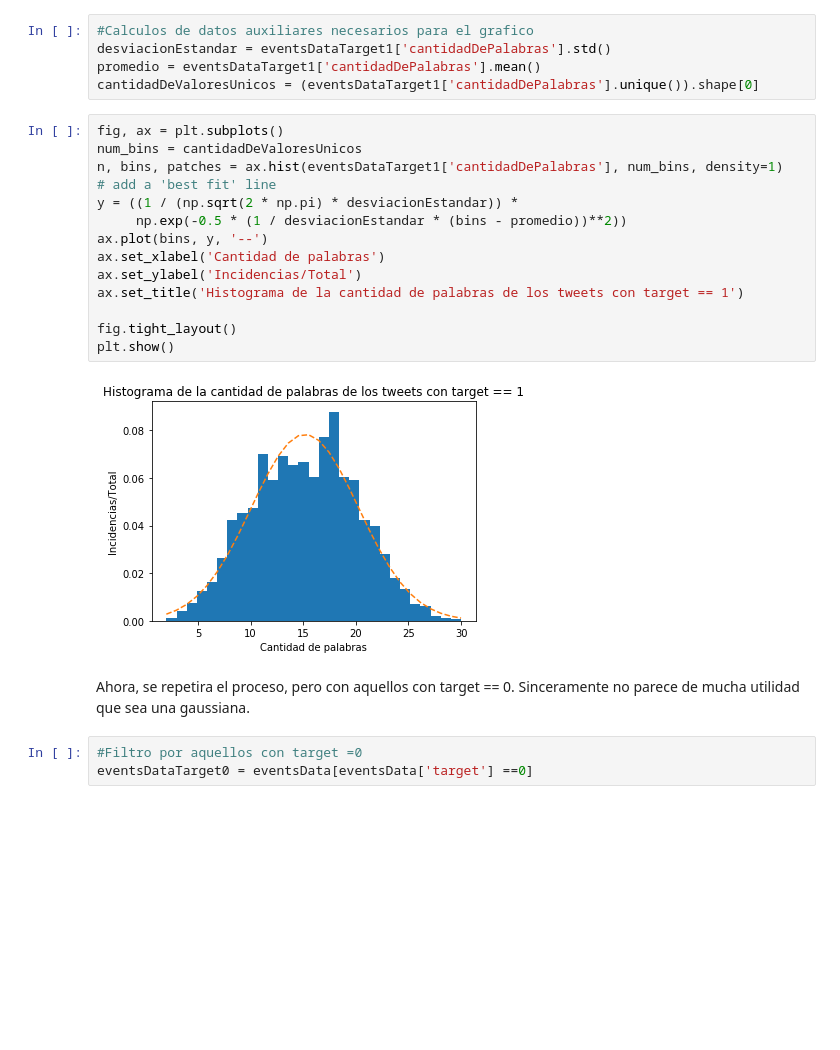
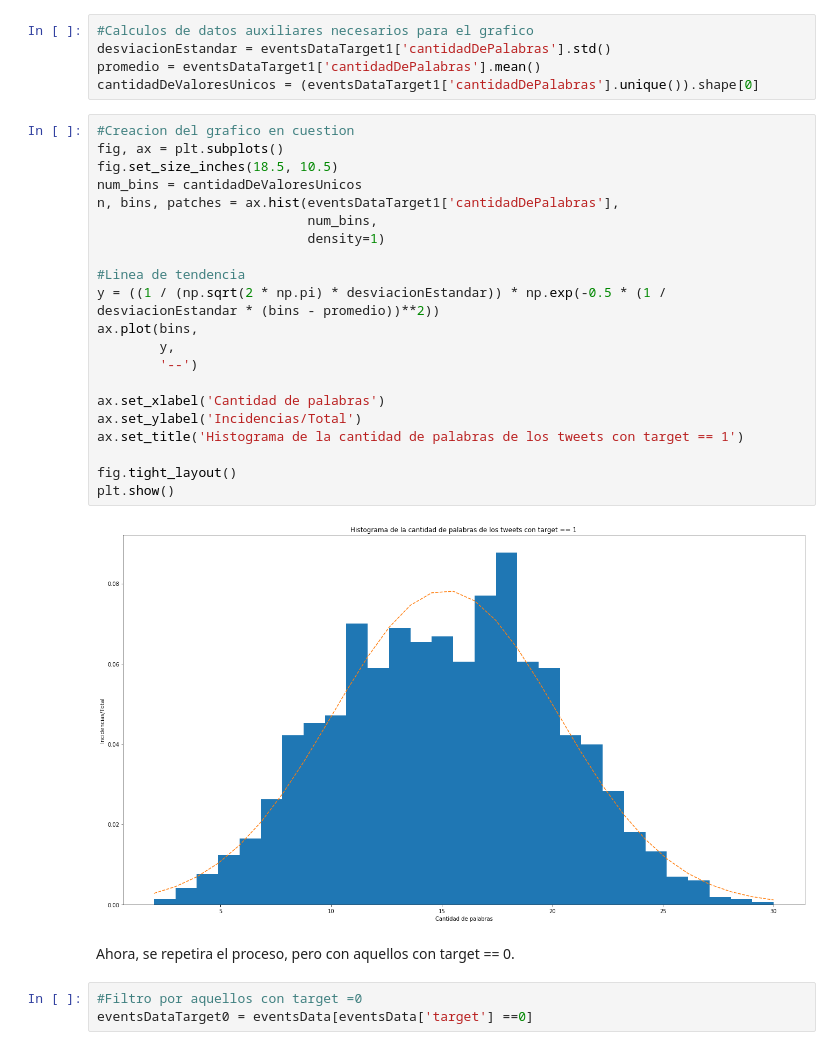
Before and after one commit to yuquimura/Trabajo-Practico-1, a Jupyter notebook: notebooks/Analisis Exploratorio Brian.ipynb, the cells around one changed output. Cells and saved outputs as stored; diff of their text form; blank space fills up the shorter version.

Commit message:
Update Analisis Exploratorio Brian.ipynb
Dos graficos nuevos

```diff
--- a/notebooks/Analisis Exploratorio Brian.ipynb
+++ b/notebooks/Analisis Exploratorio Brian.ipynb
@@ -70,23 +69,30 @@ desviacionEstandar = eventsDataTarget1['cantidadDePalabras'].std()
 promedio = eventsDataTarget1['cantidadDePalabras'].mean()
 cantidadDeValoresUnicos = (eventsDataTarget1['cantidadDePalabras'].unique()).shape[0]
 # %%
+#Creacion del grafico en cuestion
 fig, ax = plt.subplots()
+fig.set_size_inches(18.5, 10.5)
 num_bins = cantidadDeValoresUnicos
-n, bins, patches = ax.hist(eventsDataTarget1['cantidadDePalabras'], num_bins, density=1)
-# add a 'best fit' line
-y = ((1 / (np.sqrt(2 * np.pi) * desviacionEstandar)) *
-     np.exp(-0.5 * (1 / desviacionEstandar * (bins - promedio))**2))
-ax.plot(bins, y, '--')
+n, bins, patches = ax.hist(eventsDataTarget1['cantidadDePalabras'],
+                           num_bins,
+                           density=1)
+
+#Linea de tendencia
+y = ((1 / (np.sqrt(2 * np.pi) * desviacionEstandar)) * np.exp(-0.5 * (1 / desviacionEstandar * (bins - promedio))**2))
+ax.plot(bins,
+        y,
+        '--')
+
 ax.set_xlabel('Cantidad de palabras')
 ax.set_ylabel('Incidencias/Total')
 ax.set_title('Histograma de la cantidad de palabras de los tweets con target == 1')
 
 fig.tight_layout()
 plt.show()
 # %% [output]
-[figure, old version]
+[figure, new version]
 # %% [markdown]
-Ahora, se repetira el proceso, pero con aquellos con target == 0. Sinceramente no parece de mucha utilidad que sea una gaussiana.
+Ahora, se repetira el proceso, pero con aquellos con target == 0.
 # %%
 #Filtro por aquellos con target =0
 eventsDataTarget0 = eventsData[eventsData['target'] ==0]
```
Also changed, not shown: parts of 12 cells of this notebook.
